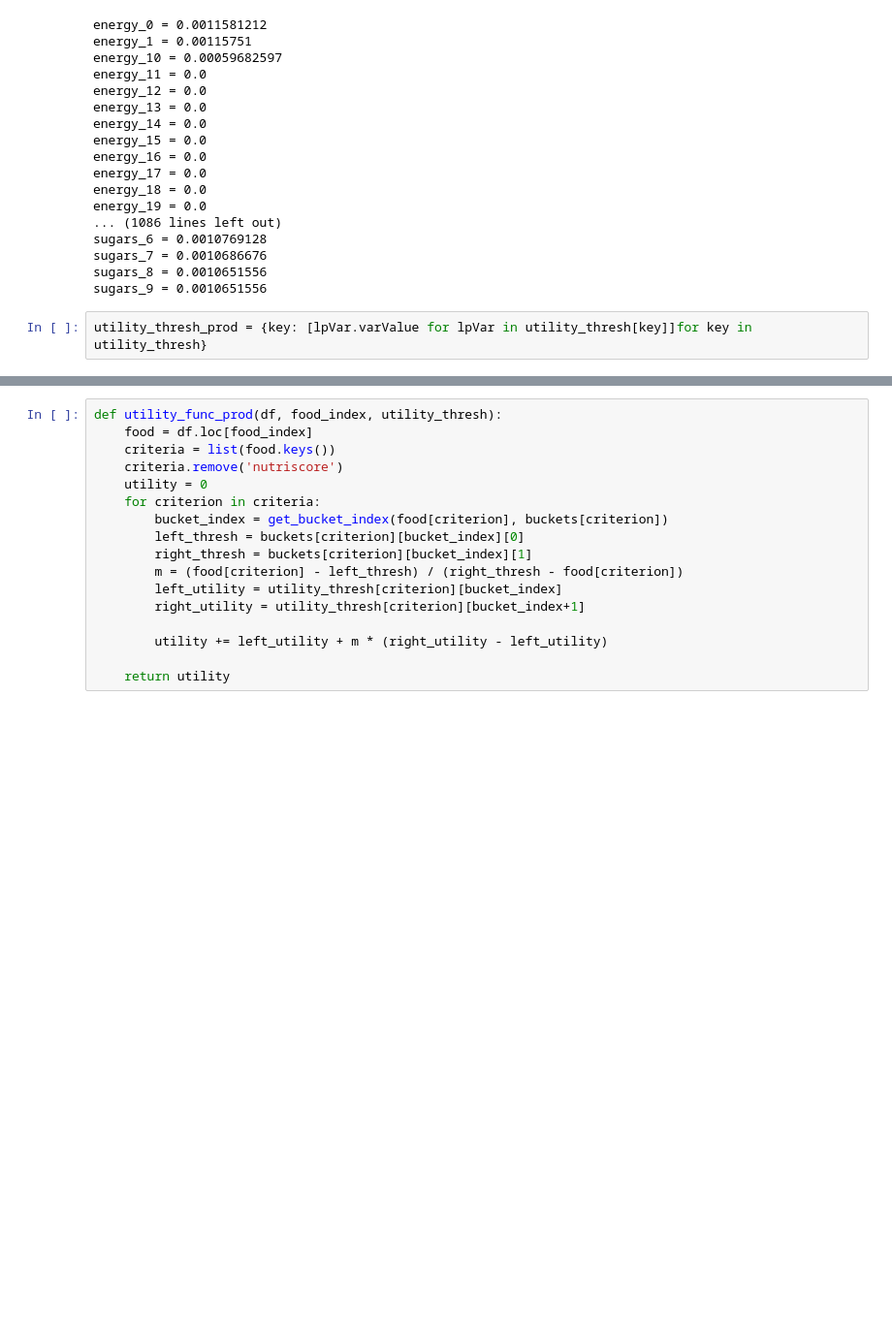
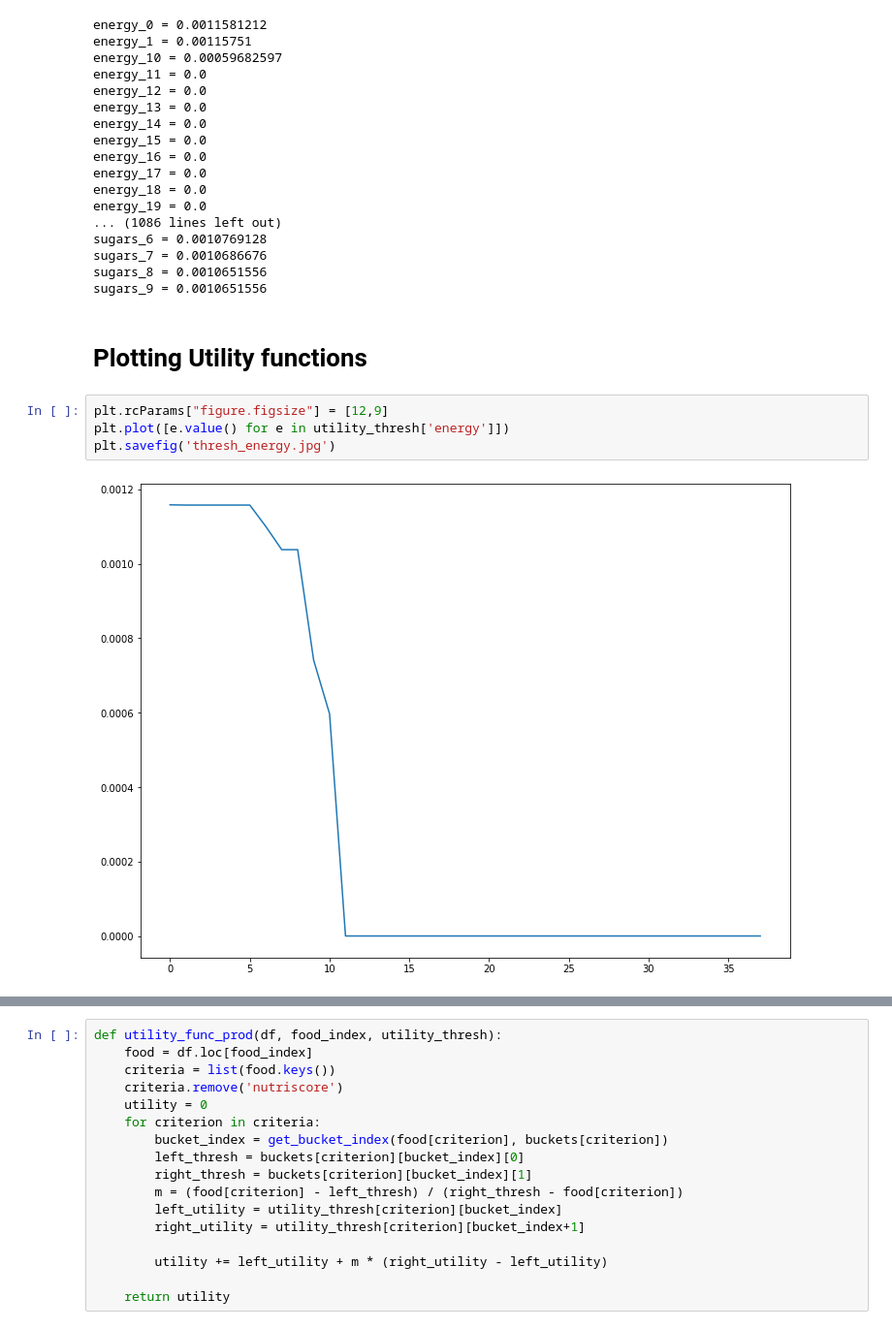
Before and after one commit to prathamsolanki/nutri-score-decision-models, a Jupyter notebook: dm_project_additive.ipynb, the cells around one changed output, grey strips where cells are left out. Shown: that part at 97% size. Drawn from its saved outputs; the diff is of its cells as text; blank space fills up the shorter version.

Commit message:
added utility function graphs

```diff
--- a/dm_project_additive.ipynb
+++ b/dm_project_additive.ipynb
@@ -298,5 +298,11 @@ sugars_6 = 0.0010769128
 sugars_7 = 0.0010686676
 sugars_8 = 0.0010651556
 sugars_9 = 0.0010651556
-# %%
-utility_thresh_prod = {key: [lpVar.varValue for lpVar in utility_thresh[key]]for key in utility_thresh}
+# %% [markdown]
+# Plotting Utility functions
+# %%
+plt.rcParams["figure.figsize"] = [12,9]
+plt.plot([e.value() for e in utility_thresh['energy']])
+plt.savefig('thresh_energy.jpg')
+# %% [output]
+[figure, added]
```
Also changed, not shown: parts of 15 cells of this notebook, 6 other files.
